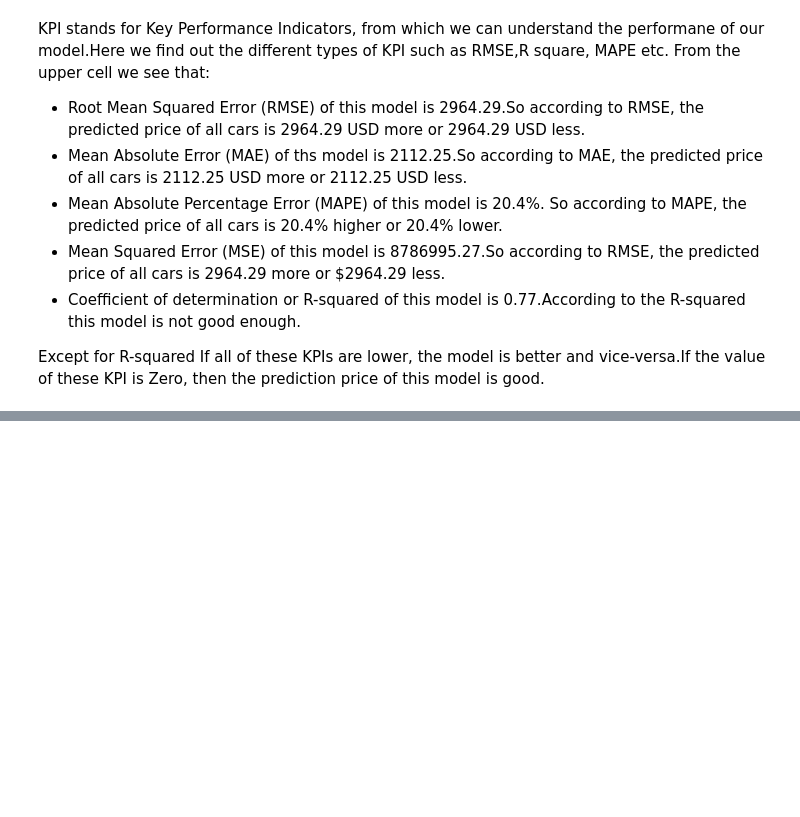
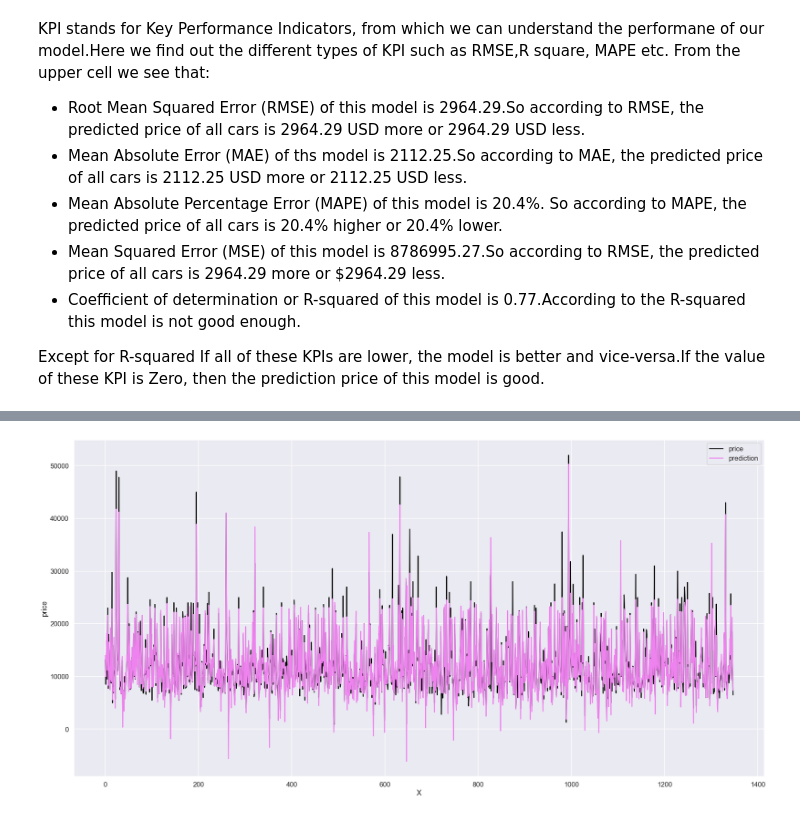
Before and after one commit to Sourish8/toyota_used_car_analysis-, a Jupyter notebook: toyota_used_car_EDA.ipynb, the cells around one changed output, grey strips where cells are left out. Drawn from its saved outputs; the diff is of its cells as text; code cells hidden in the pictures; blank space fills up the shorter version.

```diff
--- a/toyota_used_car_EDA.ipynb
+++ b/toyota_used_car_EDA.ipynb
@@ -775,0 +1060,6 @@ Except for R-squared If all of these KPIs are lower, the model is better and vic
+# %%
+feature_train, feature_test, price_train, price_test = train_test_split(feature_new,
+                                                                        target_update,
+                                                                        test_size = 0.2,
+                                                                        random_state= 88)
+print(feature_train.shape, feature_test.shape, price_train.shape, price_test.shape)
@@ -775,0 +1070,3 @@ Except for R-squared If all of these KPIs are lower, the model is better and vic
+# %%
+model_new = LinearRegression()
+model_new = model_new.fit(feature_train,price_train)  #train the model
@@ -775,0 +1075,5 @@ Except for R-squared If all of these KPIs are lower, the model is better and vic
+# %%
+newPrice_predict = model_new.predict(feature_test)
+print(newPrice_predict)
+
+display(price_test.head())
@@ -775,0 +1180,5 @@ Except for R-squared If all of these KPIs are lower, the model is better and vic
+# %%
+price_test["Predicted_price"]= newPrice_predict
+price_test["X"] = np.arange(0,1348,1)
+# price_test.info()
+display(price_test.head(10))
@@ -775,0 +1207,9 @@ Except for R-squared If all of these KPIs are lower, the model is better and vic
+# %%
+plt.figure(figsize=(30,15))
+
+sns.lineplot(x= "X",y="price", data=price_test,label="price",color = "black")
+sns.lineplot(x= "X",y="Predicted_price", data=price_test,label="prediction",color = "violet")
+
+plt.show()
+# %% [output]
+[figure, added]
```
Also changed, not shown: parts of 53 cells of this notebook.
